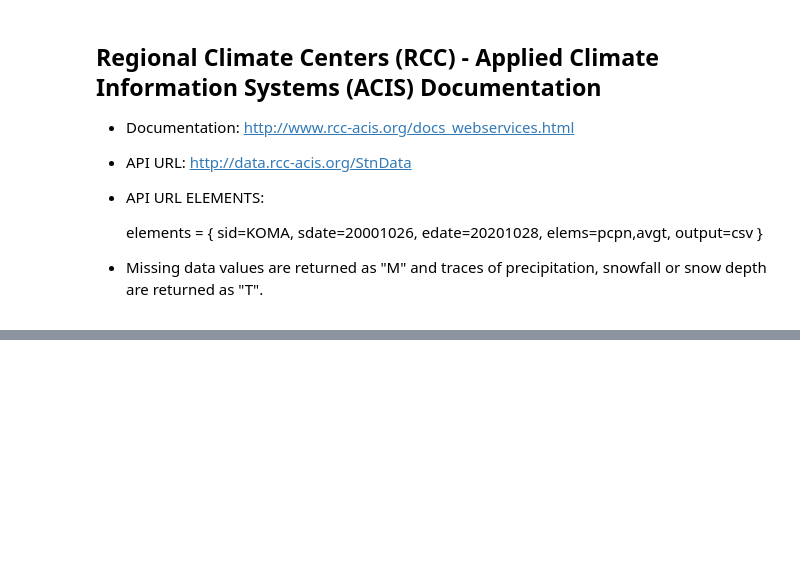
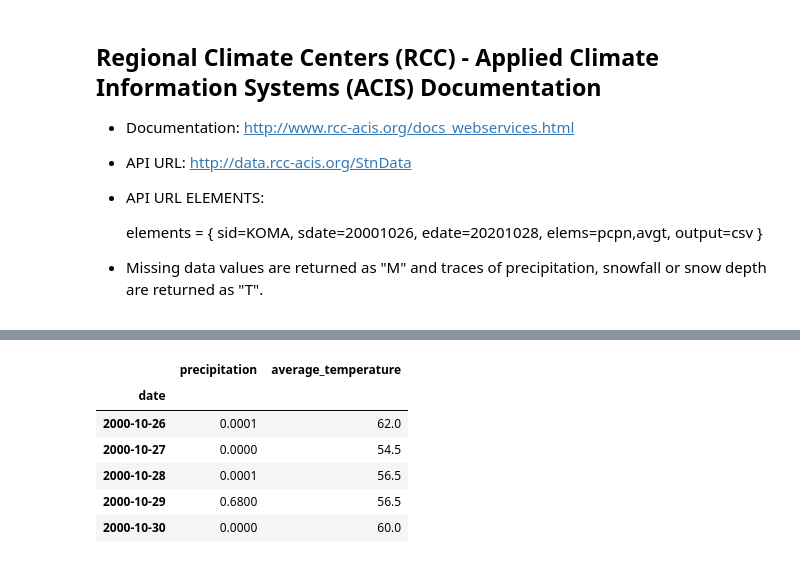
Before and after one commit to stew1922/data_farming, a Jupyter notebook: notebooks/jonathan.ipynb, the cells around one changed output, grey strips where cells are left out. Saved outputs shown, nothing was run; the diff lists cells and outputs as text; code cells hidden in the pictures; blank space fills up the shorter version.

```diff
--- a/notebooks/jonathan.ipynb
+++ b/notebooks/jonathan.ipynb
@@ -32,0 +104,28 @@ http://http://builder.rcc-acis.org/
+# %%
+# Drop rows with values of 'M'
+index_rows = weather_data[weather_data.average_temperature == 'M'].index
+clean_weather_data = weather_data.drop(index_rows)
+# %%
+# Replace values of 'T' with 0.0001 to represent a value other than 0 or False
+# A measurement of precipitation was detected, but not provided
+clean_weather_data['precipitation'] = clean_weather_data['precipitation'].replace('T', 0.0001)
+# %%
+# Change date values from object to datetime
+clean_weather_data['date'] = pd.to_datetime(clean_weather_data['date'])
+# %%
+# Change precipitation values from object to type float
+clean_weather_data['precipitation'] = clean_weather_data['precipitation'].astype(float)
+# Change average_temperature values from object to type float
+clean_weather_data['average_temperature'] = clean_weather_data['average_temperature'].astype(float)
+# %%
+# Set index to date and view clean dataframe
+clean_weather_data.set_index('date', inplace=True)
+clean_weather_data.head()
+# %% [output]
+|  | precipitation | average_temperature |
+| date |  |  |
+| 2000-10-26 | 0.0001 | 62.0 |
+| 2000-10-27 | 0.0000 | 54.5 |
+| 2000-10-28 | 0.0001 | 56.5 |
+| 2000-10-29 | 0.6800 | 56.5 |
+| 2000-10-30 | 0.0000 | 60.0 |
```
Also changed, not shown: parts of 10 cells of this notebook, 1 other file.
